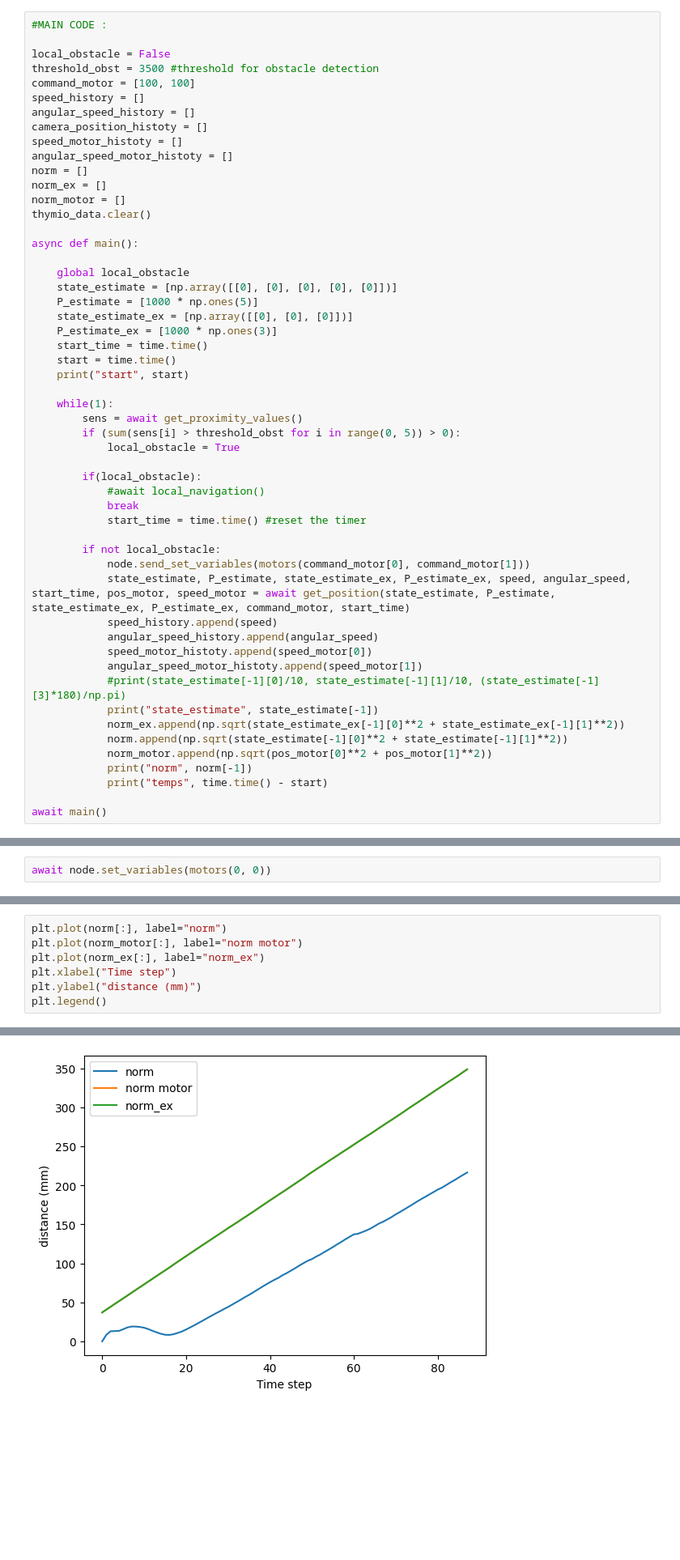
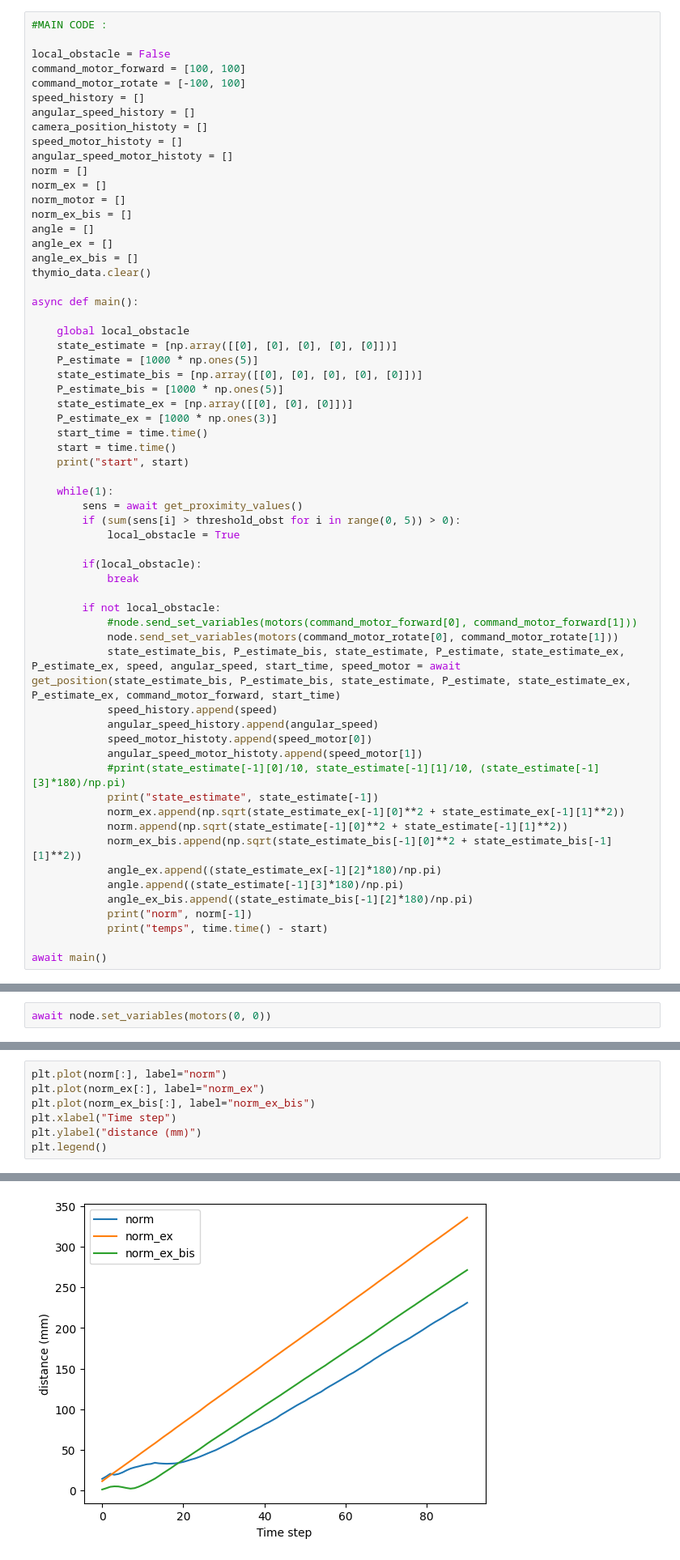
Before and after one commit to einsetumadur/MobileRoboticsG16, a Jupyter notebook: test_kalman.ipynb, the cells around one changed output, grey strips where cells are left out. Shown at 81% size. Drawn from its saved outputs; the diff is of its cells as text; blank space fills up the shorter version.

```diff
--- a/test_kalman.ipynb
+++ b/test_kalman.ipynb
@@ -335,8 +434,8 @@ async def get_position(state_estimate, P_estimate, state_estimate_ex, P_estimate
 #MAIN CODE :
 
 local_obstacle = False
-threshold_obst = 3500 #threshold for obstacle detection
-command_motor = [100, 100]
+command_motor_forward = [100, 100]
+command_motor_rotate = [-100, 100]
 speed_history = []
 angular_speed_history = []
 camera_position_histoty = []
@@ -345,6 +444,10 @@ angular_speed_motor_histoty = []
 norm = []
 norm_ex = []
 norm_motor = []
+norm_ex_bis = []
+angle = []
+angle_ex = []
+angle_ex_bis = []
 thymio_data.clear()
 
 async def main():
@@ -352,6 +455,8 @@ async def main():
     global local_obstacle
     state_estimate = [np.array([[0], [0], [0], [0], [0]])]
     P_estimate = [1000 * np.ones(5)]
+    state_estimate_bis = [np.array([[0], [0], [0], [0], [0]])]
+    P_estimate_bis = [1000 * np.ones(5)]
     state_estimate_ex = [np.array([[0], [0], [0]])]
     P_estimate_ex = [1000 * np.ones(3)]
     start_time = time.time()
@@ -364,13 +469,12 @@ async def main():
             local_obstacle = True
 
         if(local_obstacle):
-            #await local_navigation()
             break
-            start_time = time.time() #reset the timer
 
         if not local_obstacle:
-            node.send_set_variables(motors(command_motor[0], command_motor[1]))
-            state_estimate, P_estimate, state_estimate_ex, P_estimate_ex, speed, angular_speed, start_time, pos_motor, speed_motor = await get_position(state_estimate, P_estimate, state_estimate_ex, P_estimate_ex, command_motor, start_time)
+            #node.send_set_variables(motors(command_motor_forward[0], command_motor_forward[1]))
+            node.send_set_variables(motors(command_motor_rotate[0], command_motor_rotate[1]))
+            state_estimate_bis, P_estimate_bis, state_estimate, P_estimate, state_estimate_ex, P_estimate_ex, speed, angular_speed, start_time, speed_motor = await get_position(state_estimate_bis, P_estimate_bis, state_estimate, P_estimate, state_estimate_ex, P_estimate_ex, command_motor_forward, start_time)
             speed_history.append(speed)
             angular_speed_history.append(angular_speed)
             speed_motor_histoty.append(speed_motor[0])
@@ -379,7 +483,10 @@ async def main():
             print("state_estimate", state_estimate[-1])
             norm_ex.append(np.sqrt(state_estimate_ex[-1][0]**2 + state_estimate_ex[-1][1]**2))
             norm.append(np.sqrt(state_estimate[-1][0]**2 + state_estimate[-1][1]**2))
-            norm_motor.append(np.sqrt(pos_motor[0]**2 + pos_motor[1]**2))
+            norm_ex_bis.append(np.sqrt(state_estimate_bis[-1][0]**2 + state_estimate_bis[-1][1]**2))
+            angle_ex.append((state_estimate_ex[-1][2]*180)/np.pi)
+            angle.append((state_estimate[-1][3]*180)/np.pi)
+            angle_ex_bis.append((state_estimate_bis[-1][2]*180)/np.pi)
             print("norm", norm[-1])
             print("temps", time.time() - start)
 
@@ -423,13 +540,13 @@ await node.set_variables(motors(0, 0))
 # %%
 plt.plot(norm[:], label="norm")
-plt.plot(norm_motor[:], label="norm motor")
 plt.plot(norm_ex[:], label="norm_ex")
+plt.plot(norm_ex_bis[:], label="norm_ex_bis")
 plt.xlabel("Time step")
 plt.ylabel("distance (mm)")
 plt.legend()
 # %% [output]
 <matplotlib.legend.Legend at 0x...>
-[figure, old version]
+[figure, new version]
 # %%
 l_speed = [x["left_speed"] for x in thymio_data]
 r_speed = [x["right_speed"] for x in thymio_data]
```
Also changed, not shown: parts of 9 cells of this notebook, 5 other files.
